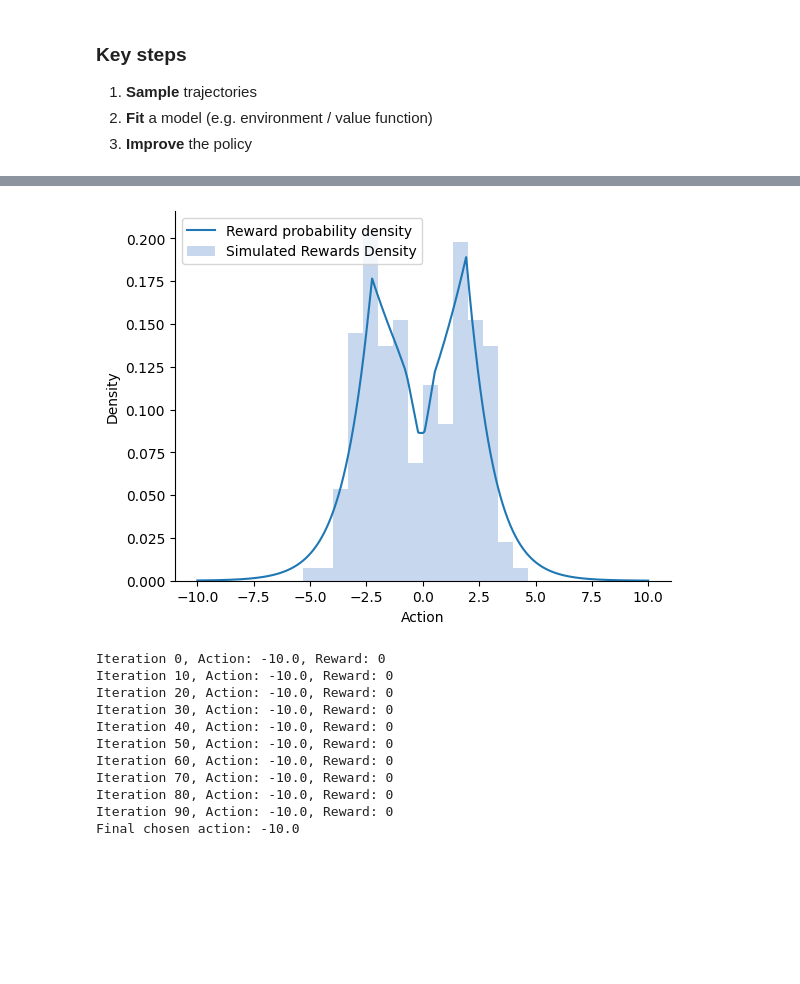
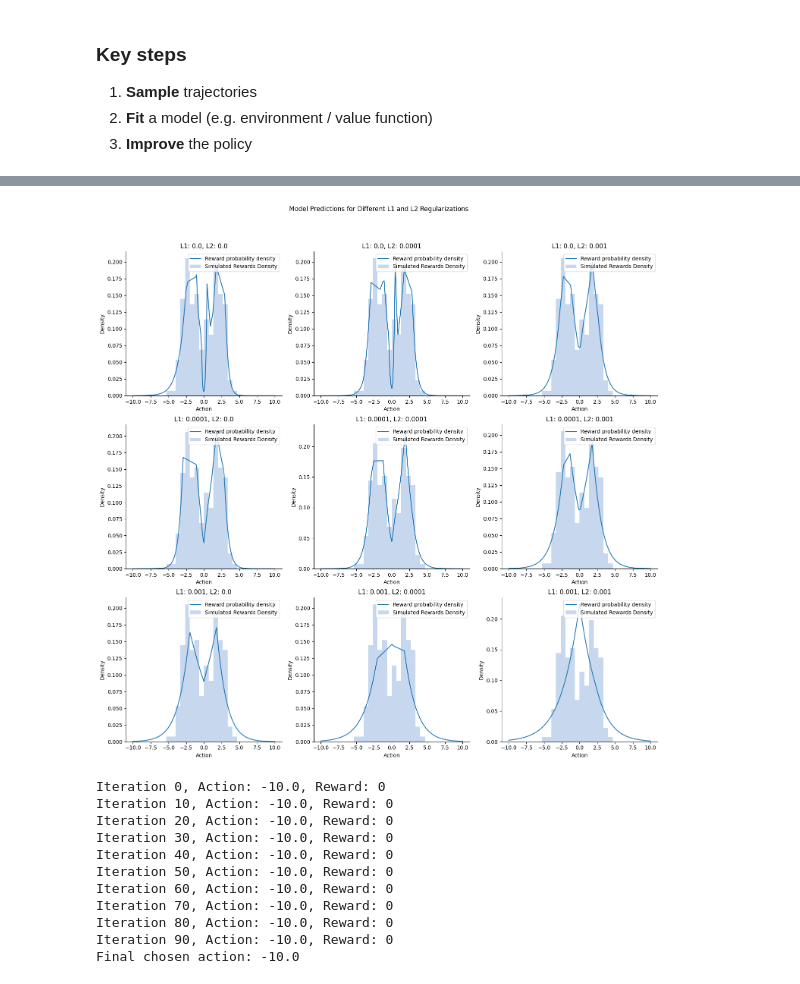
Before and after one commit to callum-lawson/fd-rl, a Jupyter notebook: bandits.ipynb, the cells around one changed output, grey strips where cells are left out. Drawn from its saved outputs; the diff is of its cells as text; code cells hidden in the pictures; blank space fills up the shorter version.

Commit message:
Compare different L1 and L2 combinations for bandit action-value function

```diff
--- a/bandits.ipynb
+++ b/bandits.ipynb
@@ -186,0 +190,9 @@ Epoch 900, Loss: 0.16662047803401947
+# %%
+lambda_reg_l1_values = [0.0, 0.0001, 0.001]
+lambda_reg_l2_values = [0.0, 0.0001, 0.001]
+results = {}
+
+for l1 in lambda_reg_l1_values:
+    for l2 in lambda_reg_l2_values:
+        print(f"Training with L1: {l1}, L2: {l2}")
+        results[(l1, l2)] = train_model(l1, l2, epochs=500)
@@ -187,11 +217,31 @@ Epoch 900, Loss: 0.16662047803401947
 # %%
-actions_reshaped = action_space.reshape(-1, 1)
-pred_rewards = model.apply({'params': params}, actions_reshaped, training=False)
-probabilities = sigmoid(pred_rewards)
+# Number of rows and columns for the subplot grid
+num_rows = len(lambda_reg_l1_values)
+num_columns = len(lambda_reg_l2_values)
 
-plot_bimodal_bandit(action_space, probabilities, simulated_rewards)
+# Create a figure for the subplots
+fig, axes = plt.subplots(num_rows, num_columns, figsize=(5 * num_columns, 5 * num_rows))
+fig.suptitle('Model Predictions for Different L1 and L2 Regularizations')
+
+# Check if we have a single row/column to avoid indexing issues
+if num_rows == 1 or num_columns == 1:
+    axes = np.array(axes).reshape(num_rows, -1)
+
+# Loop through all combinations of L1 and L2 values
+for i, l1 in enumerate(lambda_reg_l1_values):
+    for j, l2 in enumerate(lambda_reg_l2_values):
+        ax = axes[i, j] if num_rows > 1 and num_columns > 1 else axes[max(i, j)]
+        probabilities = results[(l1, l2)]
+
+        plot_bimodal_bandit(action_space, probabilities, simulated_rewards, ax=ax)
+        ax.set_title(f'L1: {l1}, L2: {l2}')
+
+# Adjust layout so titles and labels don't overlap
+plt.tight_layout()
+plt.subplots_adjust(top=0.9)  # Adjust the top spacing to accommodate the main title
+plt.show()
 # %% [output]
-[figure, old version]
+[figure, new version]
 # %%
 # https://jax.readthedocs.io/en/latest/notebooks/Neural_Network_and_Data_Loading.html
 
```
Also changed, not shown: parts of 3 cells of this notebook.
